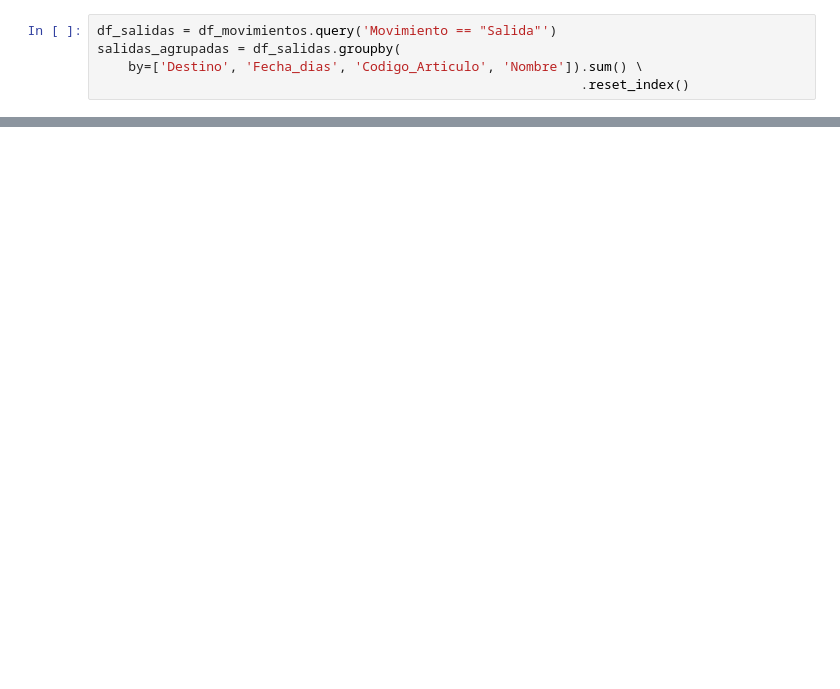
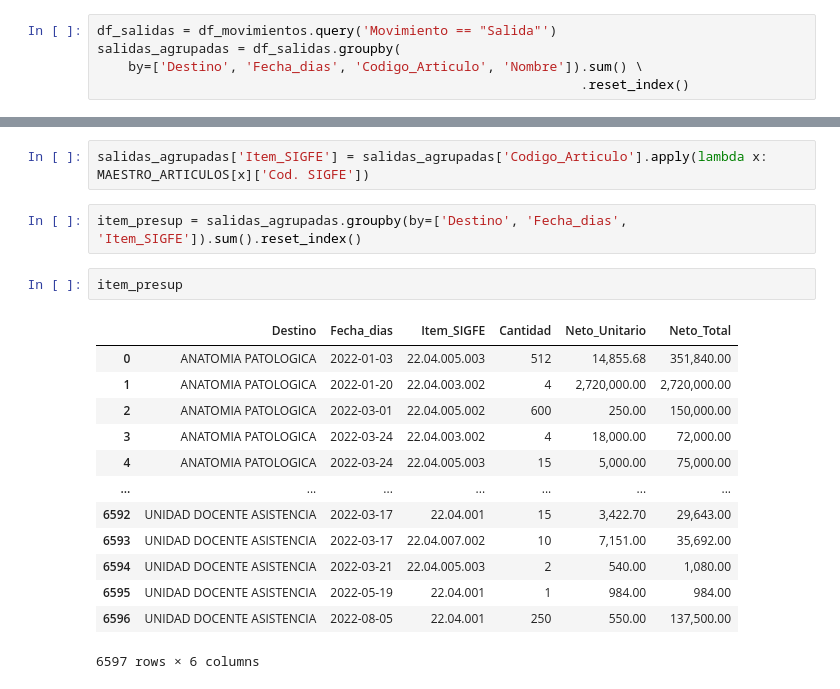
Before and after one commit to JavierRojas14/int, a Jupyter notebook: Finanzas/analisis_datos_SCI/analisis_gasto_item_presupuestario/analisis.ipynb, the cells around one changed output, grey strips where cells are left out. Saved outputs shown, nothing was run; the diff lists cells and outputs as text; blank space fills up the shorter version.

```diff
--- a/Finanzas/analisis_datos_SCI/analisis_gasto_item_presupuestario/analisis.ipynb
+++ b/Finanzas/analisis_datos_SCI/analisis_gasto_item_presupuestario/analisis.ipynb
@@ -38,0 +44,20 @@ salidas_agrupadas
+# %%
+salidas_agrupadas['Item_SIGFE'] = salidas_agrupadas['Codigo_Articulo'].apply(lambda x: MAESTRO_ARTICULOS[x]['Cod. SIGFE'])
+# %%
+item_presup = salidas_agrupadas.groupby(by=['Destino', 'Fecha_dias', 'Item_SIGFE']).sum().reset_index()
+# %%
+item_presup
+# %% [output]
+|  | Destino | Fecha_dias | Item_SIGFE | Cantidad | Neto_Unitario | Neto_Total |
+| 0 | ANATOMIA PATOLOGICA | 2022-01-03 | 22.04.005.003 | 512 | 14,855.68 | 351,840.00 |
+| 1 | ANATOMIA PATOLOGICA | 2022-01-20 | 22.04.003.002 | 4 | 2,720,000.00 | 2,720,000.00 |
+| 2 | ANATOMIA PATOLOGICA | 2022-03-01 | 22.04.005.002 | 600 | 250.00 | 150,000.00 |
+| 3 | ANATOMIA PATOLOGICA | 2022-03-24 | 22.04.003.002 | 4 | 18,000.00 | 72,000.00 |
+| 4 | ANATOMIA PATOLOGICA | 2022-03-24 | 22.04.005.003 | 15 | 5,000.00 | 75,000.00 |
+| ... | ... | ... | ... | ... | ... | ... |
+| 6592 | UNIDAD DOCENTE ASISTENCIA | 2022-03-17 | 22.04.001 | 15 | 3,422.70 | 29,643.00 |
+| 6593 | UNIDAD DOCENTE ASISTENCIA | 2022-03-17 | 22.04.007.002 | 10 | 7,151.00 | 35,692.00 |
+| 6594 | UNIDAD DOCENTE ASISTENCIA | 2022-03-21 | 22.04.005.003 | 2 | 540.00 | 1,080.00 |
+| 6595 | UNIDAD DOCENTE ASISTENCIA | 2022-05-19 | 22.04.001 | 1 | 984.00 | 984.00 |
+| 6596 | UNIDAD DOCENTE ASISTENCIA | 2022-08-05 | 22.04.001 | 250 | 550.00 | 137,500.00 |
+6597 rows × 6 columns
```
Also changed, not shown: parts of 6 cells of this notebook.
